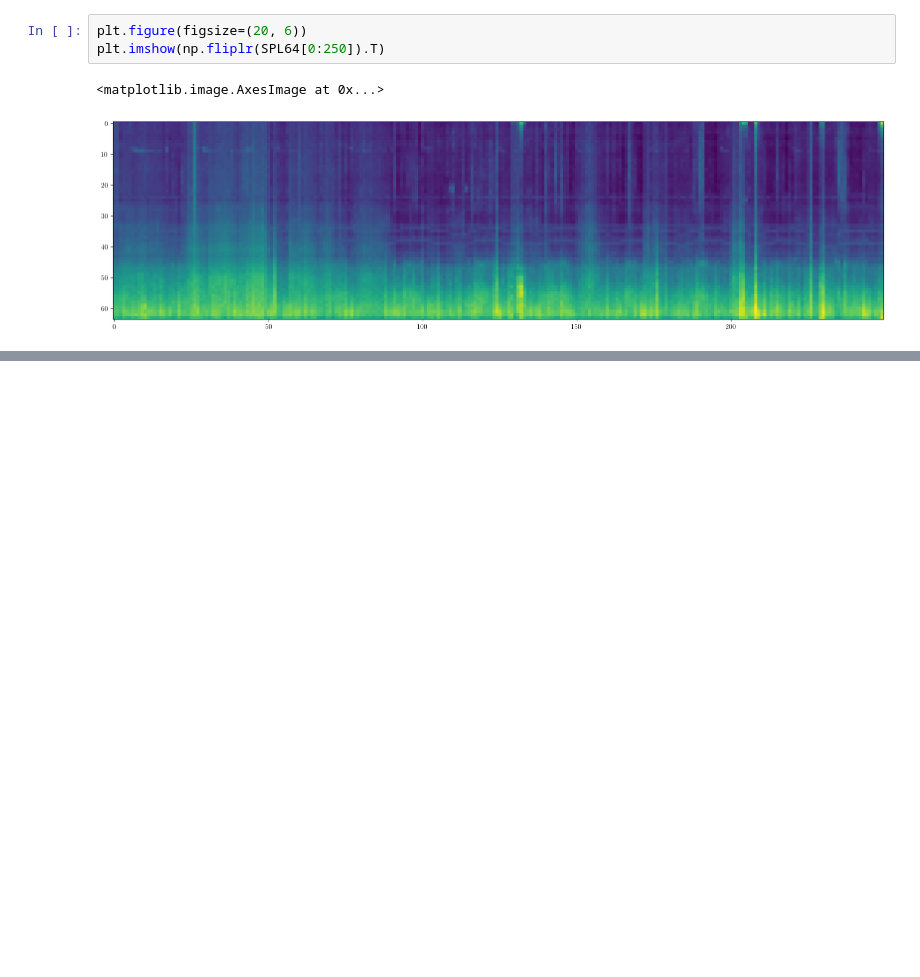
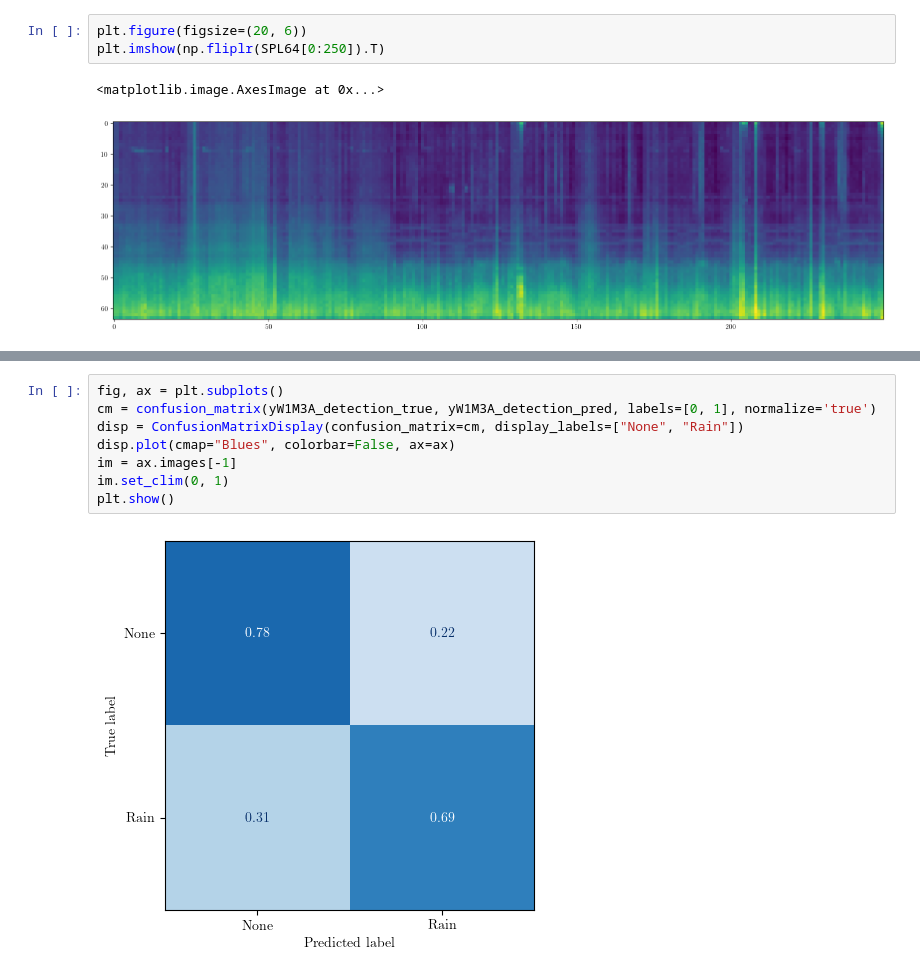
Before and after one commit to gmanatole/Biologging_Toolkit, a Jupyter notebook: notebooks/run_reduced_dataset.ipynb, the cells around one changed output, grey strips where cells are left out. Drawn from its saved outputs; the diff is of its cells as text; blank space fills up the shorter version.

```diff
--- a/notebooks/run_reduced_dataset.ipynb
+++ b/notebooks/run_reduced_dataset.ipynb
@@ -446,0 +620,10 @@ plt.show()
+# %%
+fig, ax = plt.subplots()
+cm = confusion_matrix(yW1M3A_detection_true, yW1M3A_detection_pred, labels=[0, 1], normalize='true')
+disp = ConfusionMatrixDisplay(confusion_matrix=cm, display_labels=["None", "Rain"])
+disp.plot(cmap="Blues", colorbar=False, ax=ax)
+im = ax.images[-1]
+im.set_clim(0, 1)
+plt.show()
+# %% [output]
+[figure, added]
```
Also changed, not shown: parts of 28 cells of this notebook.
